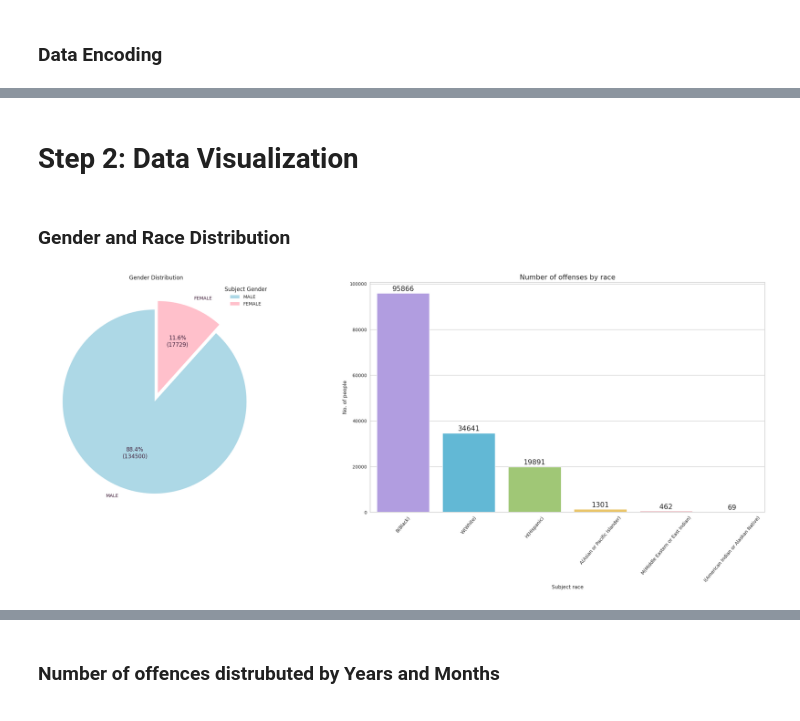
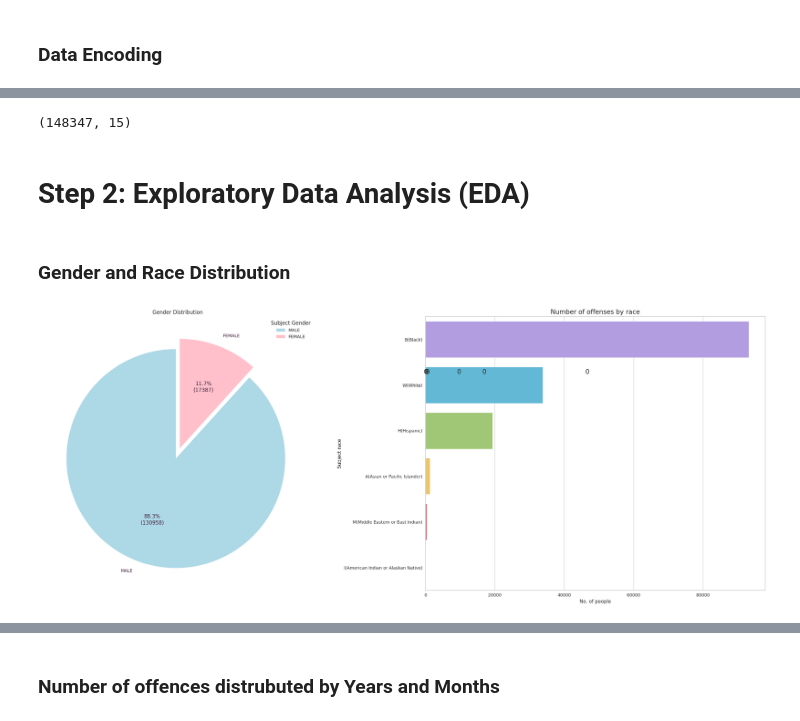
Before and after one commit to fatimagulomova/iu-projects, a Jupyter notebook: DLBDSMLUSL/task-2-policy-equity.ipynb, the cells around one changed output, grey strips where cells are left out. Cells and saved outputs as stored; diff of their text form; code cells hidden in the pictures.

```diff
--- a/DLBDSMLUSL/task-2-policy-equity.ipynb
+++ b/DLBDSMLUSL/task-2-policy-equity.ipynb
@@ -187,7 +246,7 @@ OFFICER_AGE                                         0
 dtype: int64
 # %%
 # Handling missing values
-df['VEHICLE_YEAR'].replace([0, 0.0, '0'], value='UNKNOWN', inplace= True)
+
 mode_imputer = SimpleImputer(missing_values=np.nan, strategy='most_frequent')
 mode_imputer.fit(df)
 imputed_data = mode_imputer.transform(df)
@@ -215,11 +273,11 @@ dtype: int64
 # %%
 # Extracting dates
 
-df['INCIDENT_DATE'] = pd.to_datetime(df.INCIDENT_DATE, format="mixed")
+df['INCIDENT_DATE'] = pd.to_datetime(df['INCIDENT_DATE'], format="mixed")
 df["INCIDENT_YEAR"] = df["INCIDENT_DATE"].dt.strftime('%Y')
-df["INCIDENT_MONTH"] = df["INCIDENT_DATE"].dt.strftime('%m')
-df["INCIDENT_WEEKDAY"] = df["INCIDENT_DATE"].dt.strftime('%w')
-df['INCIDENT_DATE'] = df['INCIDENT_DATE'].dt.strftime('%d')
+df["INCIDENT_MONTH"] = df["INCIDENT_DATE"].dt.strftime('%B')
+
+df.drop(['INCIDENT_DATE'], axis=1, inplace=True)
 # %%
 df.head()
 # %% [output]
@@ -324,18 +396,3 @@ df['OFFICER_AGE'].replace(to_replace=replace, value=value, inplace=True)
-# %%
-list_ = df['OFFICER_AGE'].value_counts().keys()
-
-dict_ = {
-    '10-20': [range(20)],
-    '20-29': [range(20, 30)],
-    '30-39': [range(30, 40)],
-    '40-49': [range(40, 50)],
-    '50-59': [range(50, 60)],
-    '60-69': [range(60, 70)],
-    '70+': [range(70, 80)],
-}
-
-for key, value_range in dict_.items():
-    df['OFFICER_AGE'] = df['OFFICER_AGE'].replace({item: key for item in list_ if item in value_range})
 # %%
 df.head()
 # %% [output]
@@ -349,7 +406,7 @@ df.head()
 addresses = df['LOCATION_FULL_STREET_ADDRESS_OR_INTERSECTION'].unique().tolist()
 
 # A pattern to match street names without numbers
-patterns = [r'[^0-9]+ ST$', r'[^0-9]+$']  # This pattern matches words that end with ' ST' and have no numbers
+patterns = [r'[^0-9]+ ST$', r'[^0-9]+$']  # This pattern matches words that have no numbers
 
 # An empty dictionary to map old street names to new street names
 street_name_mapping = {}
@@ -367,6 +424,12 @@ for address in addresses:
 
 # Use the .replace() method to replace old street names with new names
 df['LOCATION_STREET_ADDRESS'] = df['LOCATION_FULL_STREET_ADDRESS_OR_INTERSECTION'].replace(street_name_mapping)
+
+# Find values with counts less than or equal to 3
+infrequent_values = df['LOCATION_STREET_ADDRESS'].value_counts()[df['LOCATION_STREET_ADDRESS'].value_counts() <= 3].index
+
+# Replace those infrequent values with 'Others'
+df['LOCATION_STREET_ADDRESS'] = df['LOCATION_STREET_ADDRESS'].replace(infrequent_values, 'OTHERS')
 # %%
 df.drop(['LOCATION_FULL_STREET_ADDRESS_OR_INTERSECTION'], axis=1, inplace=True)
 df.head()
@@ -423,5 +506,9 @@ label_df.head()
+# %%
+df.shape
+# %% [output]
+(148347, 15)
 # %% [markdown]
-# Step 2: Data Visualization
+# Step 2: Exploratory Data Analysis (EDA)
 # %% [markdown]
 ### Gender and Race Distribution
 # %%
@@ -437,39 +524,38 @@ def func(pct, allvalues):
     return "{:.1f}%\n({:d})".format(pct, absolute)
 
 # Creating the pie chart
 plt.figure(figsize=(25, 10))
 plt.subplot(1, 2, 1)
 plt.pie(data, labels=labels, explode=explode, colors=colors,
         autopct=lambda pct: func(pct, data), startangle=90, textprops=dict(color="#3F1D38"))
 
 plt.legend(labels, title="Subject Gender")
 plt.title("Gender Distribution")
 
 # Creating the bar chart
 plt.subplot(1, 2, 2)
 order = df['SUBJECT_RACE'].value_counts().index
 colors = ['#AC92EB', '#4FC1E8', '#A0D568', '#FFCE54', '#ED5564', '#9E9FA5']
 
 # Set the font size for titles
 sns.set(font_scale=1.25)
 
-ax = sns.countplot(data=df, x='SUBJECT_RACE', order=order, palette=colors)
+ax = sns.countplot(data=df, y='SUBJECT_RACE', order=order, palette=colors)
 
 for label in ax.containers[0]:
     ax.annotate(format(int(label.get_height())),
-                (label.get_x() + label.get_width() / 2., label.get_height()),
+                (label.get_y() + label.get_width() / 2., label.get_height()),
                 ha='center', va='center', xytext=(0, 9), textcoords='offset points')
 
-plt.xticks(rotation=50)
 plt.title('Number of offenses by race')
-plt.xlabel('Subject race')
-plt.ylabel('No. of people')
+plt.ylabel('Subject race')
+plt.xlabel('No. of people')
 
 # Show plots
 plt.tight_layout()
 plt.show()
 # %% [output]
-[figure, old version]
+[figure, new version]
 # %%
 # Set the figure size
 plt.figure(figsize=(18, 8))
```
Also changed, not shown: parts of 63 cells of this notebook.
